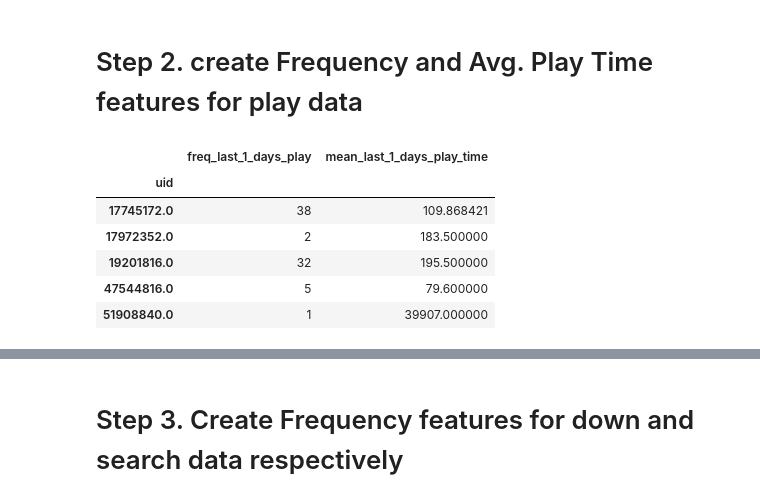
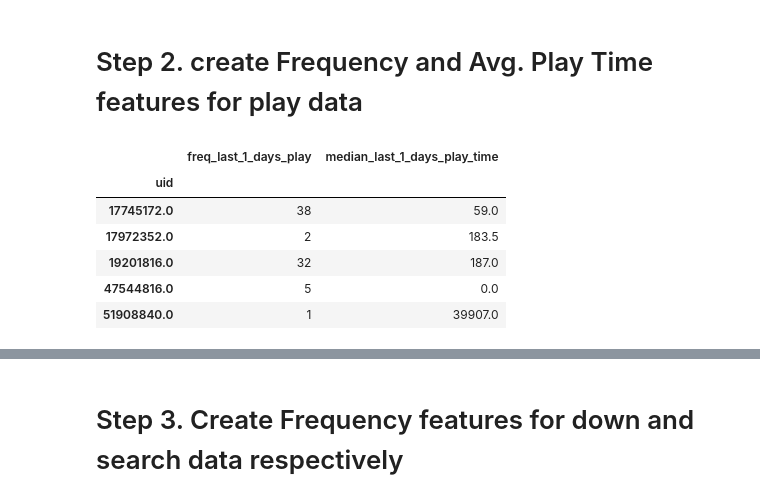
Before and after one commit to ZiweiDuan/MusicBox, a Jupyter notebook: Codes/6_Feature Engineering.ipynb, the cells around one changed output, grey strips where cells are left out. Saved outputs shown, nothing was run; the diff lists cells and outputs as text; code cells hidden in the pictures.

```diff
--- a/Codes/6_Feature Engineering.ipynb
+++ b/Codes/6_Feature Engineering.ipynb
@@ -80,23 +81,23 @@ down.tail()
 def compute_play_freq(df, event, event_date, end_date, window,):
     df_win = df[(pd.to_datetime(end_date) - df[event_date]).dt.days <= window]
     df_feature = df_win.groupby('uid')[event] \
-                       .agg(['count', 'mean']) \
+                       .agg(['count', np.median]) \
                        .rename(columns={'count':'freq_last_' + str(window) + '_days_play',
-                                        'mean':'mean_last_'+ str(window) + '_days_play_time'})
+                                        'median':'median_last_'+ str(window) + '_days_play_time'})
 
     return df_feature
 # %%
-search_1 = compute_play_freq(play, 'play_time', 'play_date', '2017-04-29', 1)
+play_1 = compute_play_freq(play, 'play_time', 'play_date', '2017-04-29', 1)
 # %%
-search_1.head(5)
+play_1.head(5)
 # %% [output]
-|  | freq_last_1_days_play | mean_last_1_days_play_time |
+|  | freq_last_1_days_play | median_last_1_days_play_time |
 | uid |  |  |
-| 17745172.0 | 38 | 109.868421 |
-| 17972352.0 | 2 | 183.500000 |
-| 19201816.0 | 32 | 195.500000 |
-| 47544816.0 | 5 | 79.600000 |
-| 51908840.0 | 1 | 39907.000000 |
+| 17745172.0 | 38 | 59.0 |
+| 17972352.0 | 2 | 183.5 |
+| 19201816.0 | 32 | 187.0 |
+| 47544816.0 | 5 | 0.0 |
+| 51908840.0 | 1 | 39907.0 |
 # %%
 play_1 = compute_play_freq(play, 'play_time', 'play_date', '2017-04-29', 1)
 play_3 = compute_play_freq(play, 'play_time', 'play_date', '2017-04-29', 3)
```
Also changed, not shown: parts of 8 cells of this notebook, 2 other files.
